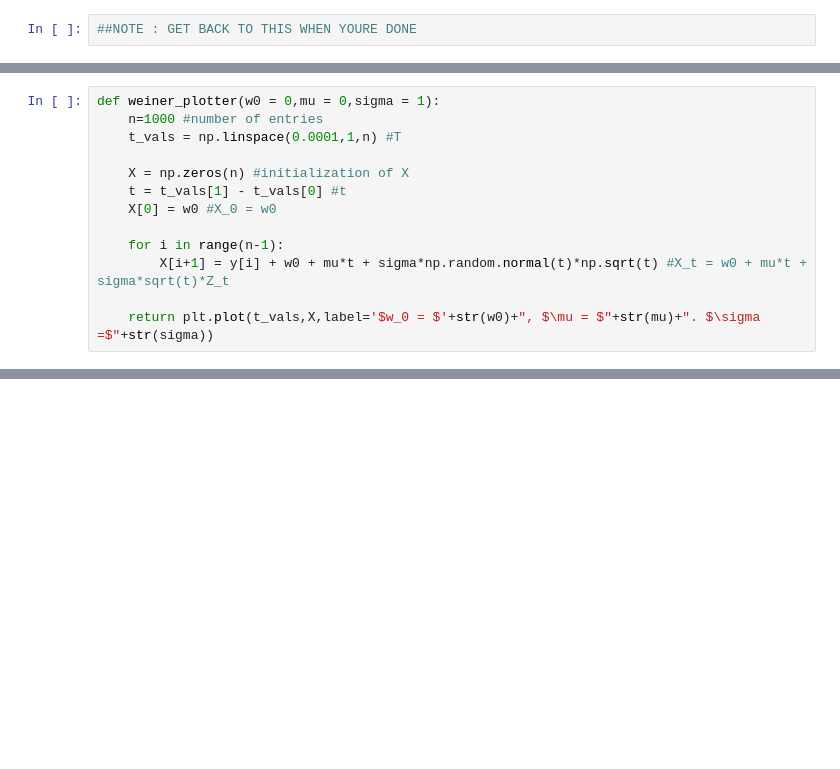
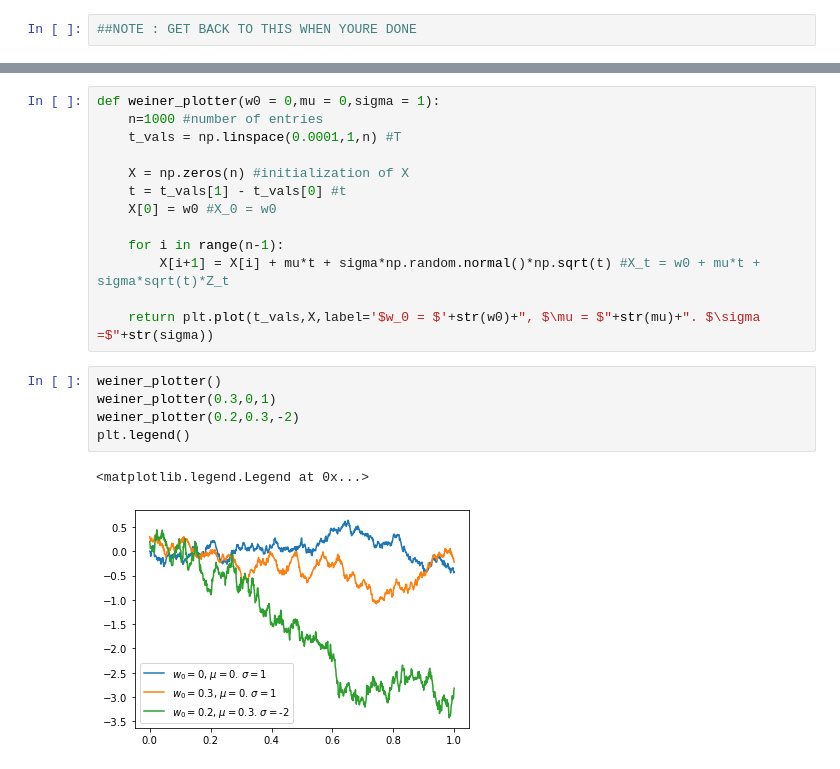
Before and after one commit to theheavygluon/Risk-Management-Course, a Jupyter notebook: Lecture 2 - Statistical Distributions and Stochastic Processes.ipynb, the cells around one changed output, grey strips where cells are left out. Drawn from its saved outputs; the diff is of its cells as text; blank space fills up the shorter version.

```diff
--- a/Lecture 2 - Statistical Distributions and Stochastic Processes.ipynb
+++ b/Lecture 2 - Statistical Distributions and Stochastic Processes.ipynb
@@ -830,13 +630,0 @@ Let us generalize this to create a Weiner function, `weiner_plotter(w0, mu, sigm
-# %%
-def weiner_plotter(w0 = 0,mu = 0,sigma = 1):
-    n=1000 #number of entries
-    t_vals = np.linspace(0.0001,1,n) #T
-
-    X = np.zeros(n) #initialization of X
-    t = t_vals[1] - t_vals[0] #t
-    X[0] = w0 #X_0 = w0
-
-    for i in range(n-1):
-        X[i+1] = y[i] + w0 + mu*t + sigma*np.random.normal(t)*np.sqrt(t) #X_t = w0 + mu*t + sigma*sqrt(t)*Z_t
-
-    return plt.plot(t_vals,X,label='$w_0 = $'+str(w0)+", $\mu = $"+str(mu)+". $\sigma =$"+str(sigma))
@@ -877,0 +830,21 @@ where $W_t$ represents a standard weiner process and $d\rho$ reads out "the chan
+# %%
+def weiner_plotter(w0 = 0,mu = 0,sigma = 1):
+    n=1000 #number of entries
+    t_vals = np.linspace(0.0001,1,n) #T
+
+    X = np.zeros(n) #initialization of X
+    t = t_vals[1] - t_vals[0] #t
+    X[0] = w0 #X_0 = w0
+
+    for i in range(n-1):
+        X[i+1] = X[i] + mu*t + sigma*np.random.normal()*np.sqrt(t) #X_t = w0 + mu*t + sigma*sqrt(t)*Z_t
+
+    return plt.plot(t_vals,X,label='$w_0 = $'+str(w0)+", $\mu = $"+str(mu)+". $\sigma =$"+str(sigma))
+# %%
+weiner_plotter()
+weiner_plotter(0.3,0,1)
+weiner_plotter(0.2,0.3,-2)
+plt.legend()
+# %% [output]
+<matplotlib.legend.Legend at 0x...>
+[figure, added]
```
Also changed, not shown: parts of 46 cells of this notebook, 1 other file.
